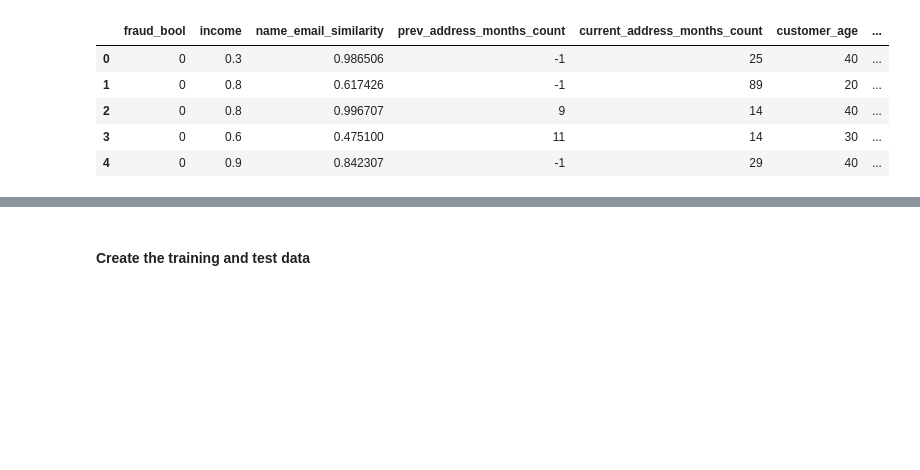
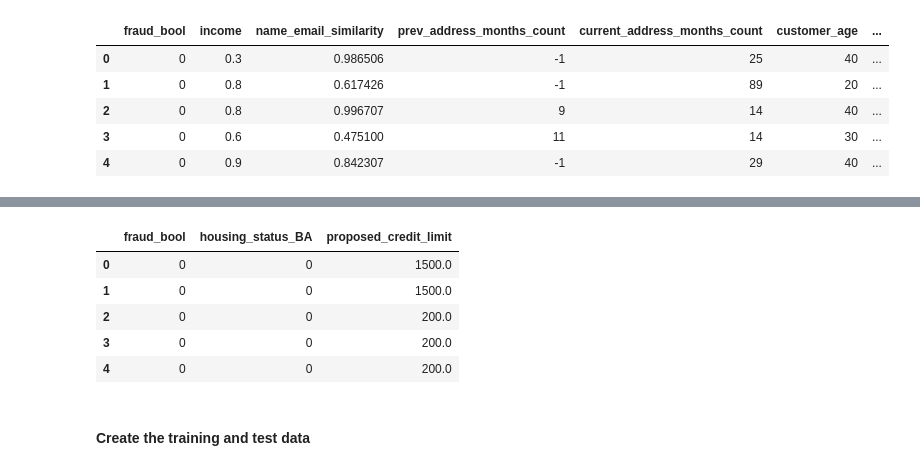
Before and after one commit to kevinxiong613/bank-fraud-detection, a Jupyter notebook: bank_fraud.ipynb, the cells around one changed output, grey strips where cells are left out. Saved outputs shown, nothing was run; the diff lists cells and outputs as text; code cells hidden in the pictures; blank space fills up the shorter version.

```diff
--- a/bank_fraud.ipynb
+++ b/bank_fraud.ipynb
@@ -166,3 +179,14 @@ df.head()
+# %%
+features = ['fraud_bool', 'housing_status_BA', 'proposed_credit_limit']
+df = df[features]
+df.head()
+# %% [output]
+|  | fraud_bool | housing_status_BA | proposed_credit_limit |
+| 0 | 0 | 0 | 1500.0 |
+| 1 | 0 | 0 | 1500.0 |
+| 2 | 0 | 0 | 200.0 |
+| 3 | 0 | 0 | 200.0 |
+| 4 | 0 | 0 | 200.0 |
 # %% [markdown]
 #### Create the training and test data
 # %%
```
Also changed, not shown: parts of 9 cells of this notebook.
